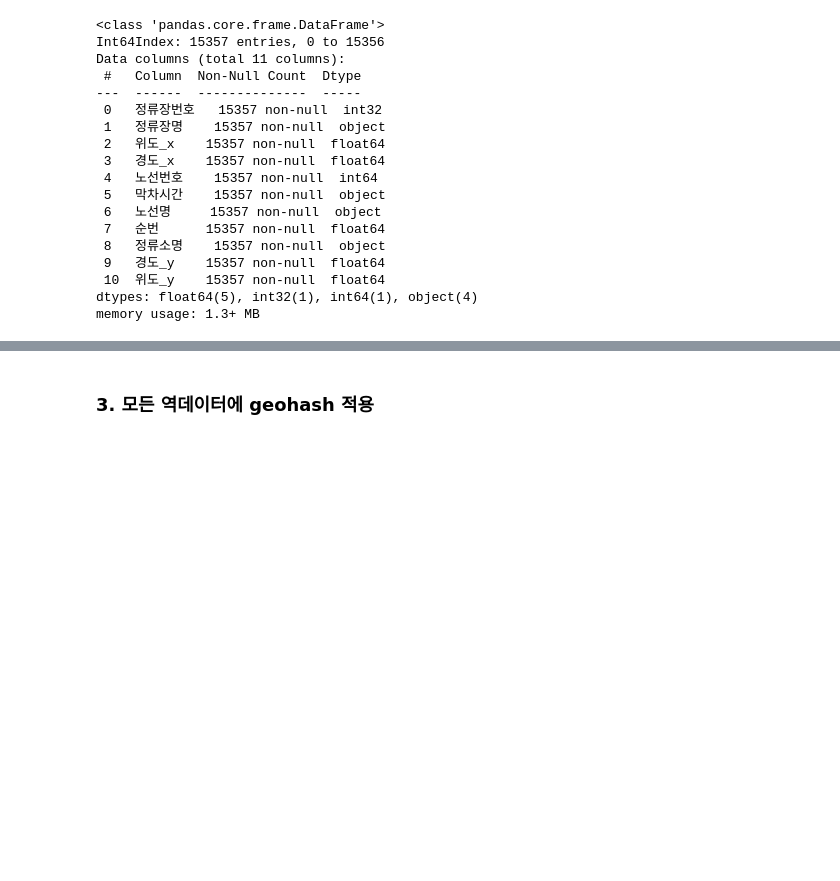
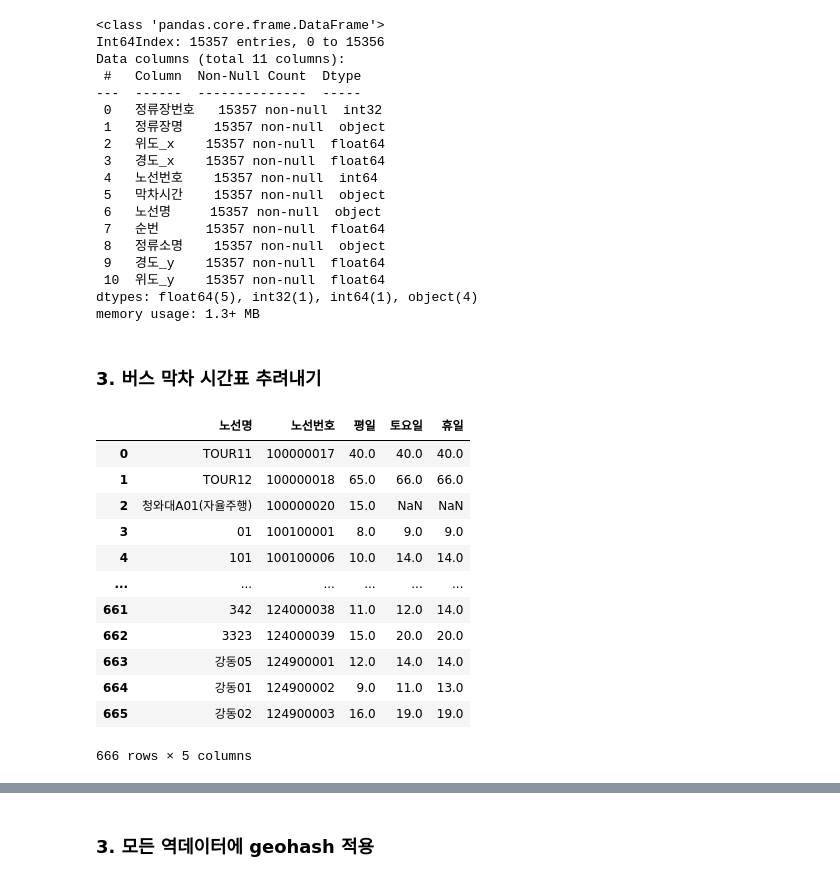
Before and after one commit to 23-1-CauCapstone-Team3/DataPreprocessing, a Jupyter notebook: hub/station.ipynb, the cells around one changed output, grey strips where cells are left out. Saved outputs shown, nothing was run; the diff lists cells and outputs as text; code cells hidden in the pictures; blank space fills up the shorter version.

```diff
--- a/hub/station.ipynb
+++ b/hub/station.ipynb
@@ -457,3 +458,25 @@ memory usage: 1.3+ MB
 # %%
 result_bus_time_2.to_csv('result_bus_per_station.csv',
                            index=False, encoding="utf-8-sig")
+# %% [markdown]
+### 3. 버스 막차 시간표 추려내기
+# %%
+bus_term = pd.read_csv('../bus/bus_term.csv', encoding='cp949')
+bus_term = bus_term.rename(columns={
+                           "route_name": "노선명", "route_id": "노선번호", "day": "평일", "sat": "토요일", "sun_holiday": "휴일"})
+
+bus_term
+# %% [output]
+|  | 노선명 | 노선번호 | 평일 | 토요일 | 휴일 |
+| 0 | TOUR11 | 100000017 | 40.0 | 40.0 | 40.0 |
+| 1 | TOUR12 | 100000018 | 65.0 | 66.0 | 66.0 |
+| 2 | 청와대A01(자율주행) | 100000020 | 15.0 | NaN | NaN |
+| 3 | 01 | 100100001 | 8.0 | 9.0 | 9.0 |
+| 4 | 101 | 100100006 | 10.0 | 14.0 | 14.0 |
+| ... | ... | ... | ... | ... | ... |
+| 661 | 342 | 124000038 | 11.0 | 12.0 | 14.0 |
+| 662 | 3323 | 124000039 | 15.0 | 20.0 | 20.0 |
+| 663 | 강동05 | 124900001 | 12.0 | 14.0 | 14.0 |
+| 664 | 강동01 | 124900002 | 9.0 | 11.0 | 13.0 |
+| 665 | 강동02 | 124900003 | 16.0 | 19.0 | 19.0 |
+666 rows × 5 columns
```
Also changed, not shown: parts of 13 cells of this notebook, 3 other files.
